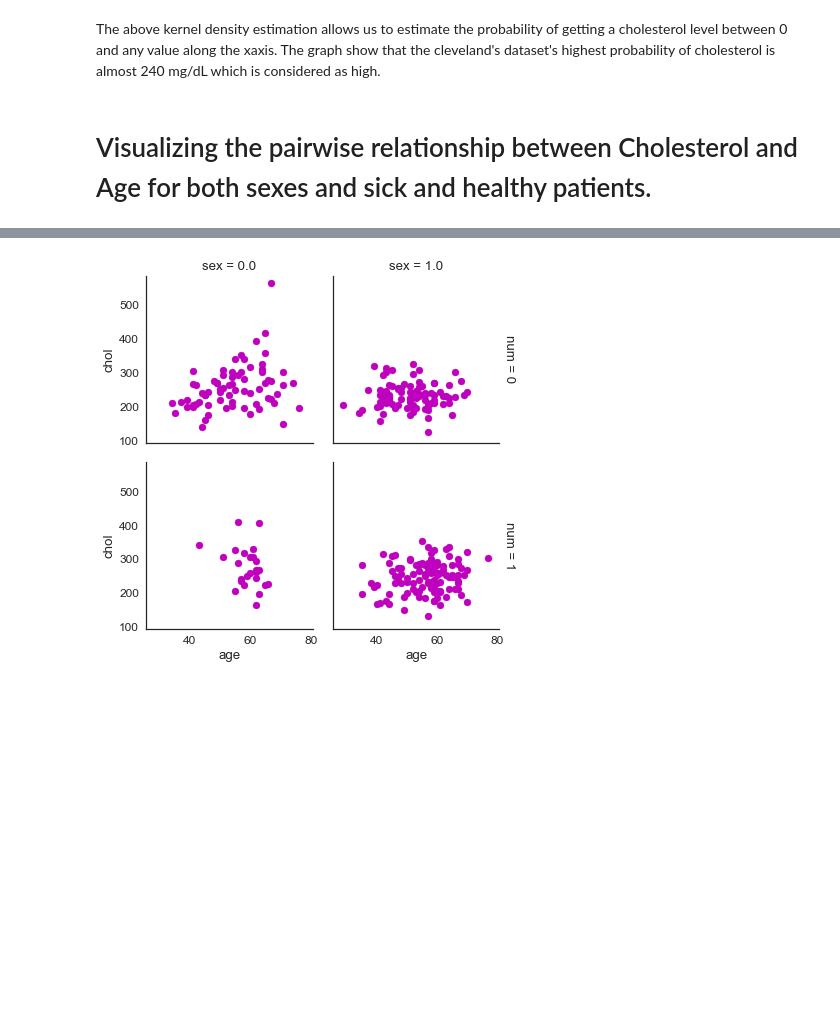
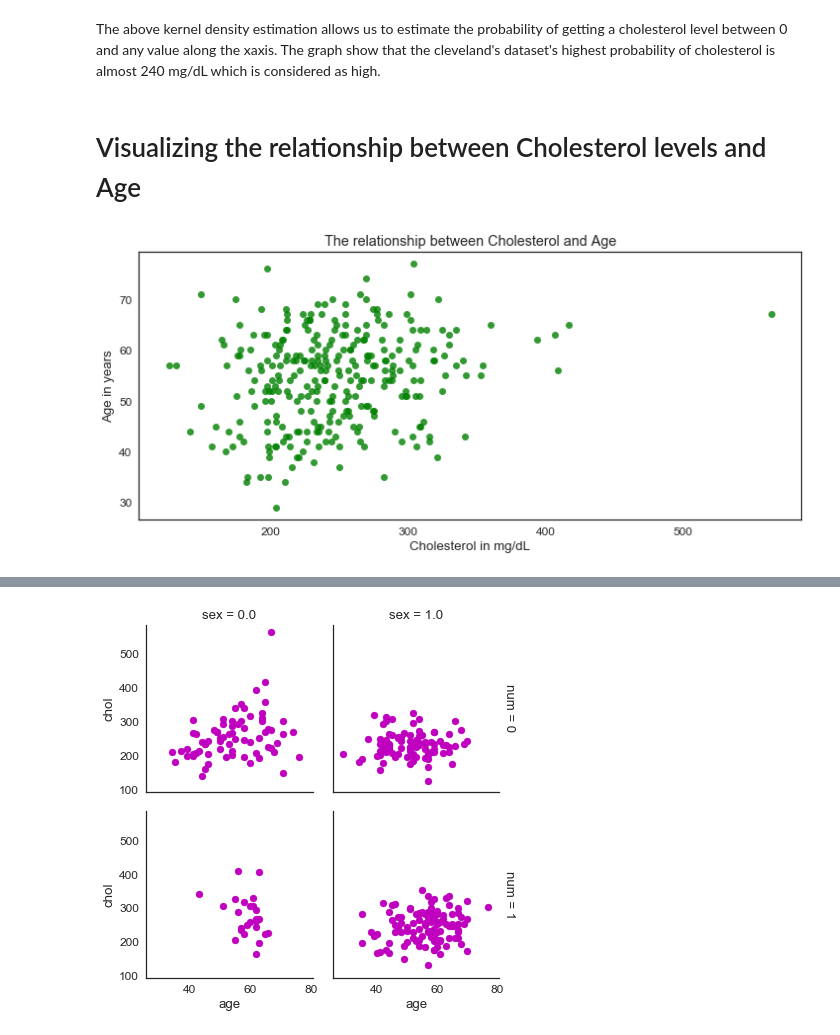
Before and after one commit to Salma-Bouzid/Data-Analytics, a Jupyter notebook: Exploring and Visualizing the Cleaveland's Foundation's Heart Disease Dataset.ipynb, the cells around one changed output, grey strips where cells are left out. Saved outputs shown, nothing was run; the diff lists cells and outputs as text; code cells hidden in the pictures; blank space fills up the shorter version.

```diff
--- a/Exploring and Visualizing the Cleaveland's Foundation's Heart Disease Dataset.ipynb
+++ b/Exploring and Visualizing the Cleaveland's Foundation's Heart Disease Dataset.ipynb
@@ -230,4 +231,14 @@ _ = fig.set_xlabel('Cholesterol level in mg/dL')
 # %% [markdown]
   The above kernel density estimation allows us to estimate the probability of getting a cholesterol level between 0 and any value along the xaxis. The graph show that the cleveland's dataset's highest probability of cholesterol is almost 240 mg/dL which is considered as high.
 # %% [markdown]
-# Visualizing the pairwise relationship between Cholesterol and Age for both sexes and sick and healthy patients.
+# Visualizing the relationship between Cholesterol levels and Age
+# %%
+fig = plt.figure()
+fig.set_size_inches(12, 5)
+f = sns.regplot(x='chol', y='age', data=data, fit_reg=False, color="green")
+_ = f.set_title('The relationship between Cholesterol and Age')
+_ = f.set_xlabel('Cholesterol in mg/dL')
+_ = f.set_ylabel('Age in years')
+_ = fig.add_subplot(f)
+# %% [output]
+[figure, added]
```
Also changed, not shown: parts of 3 cells of this notebook.
